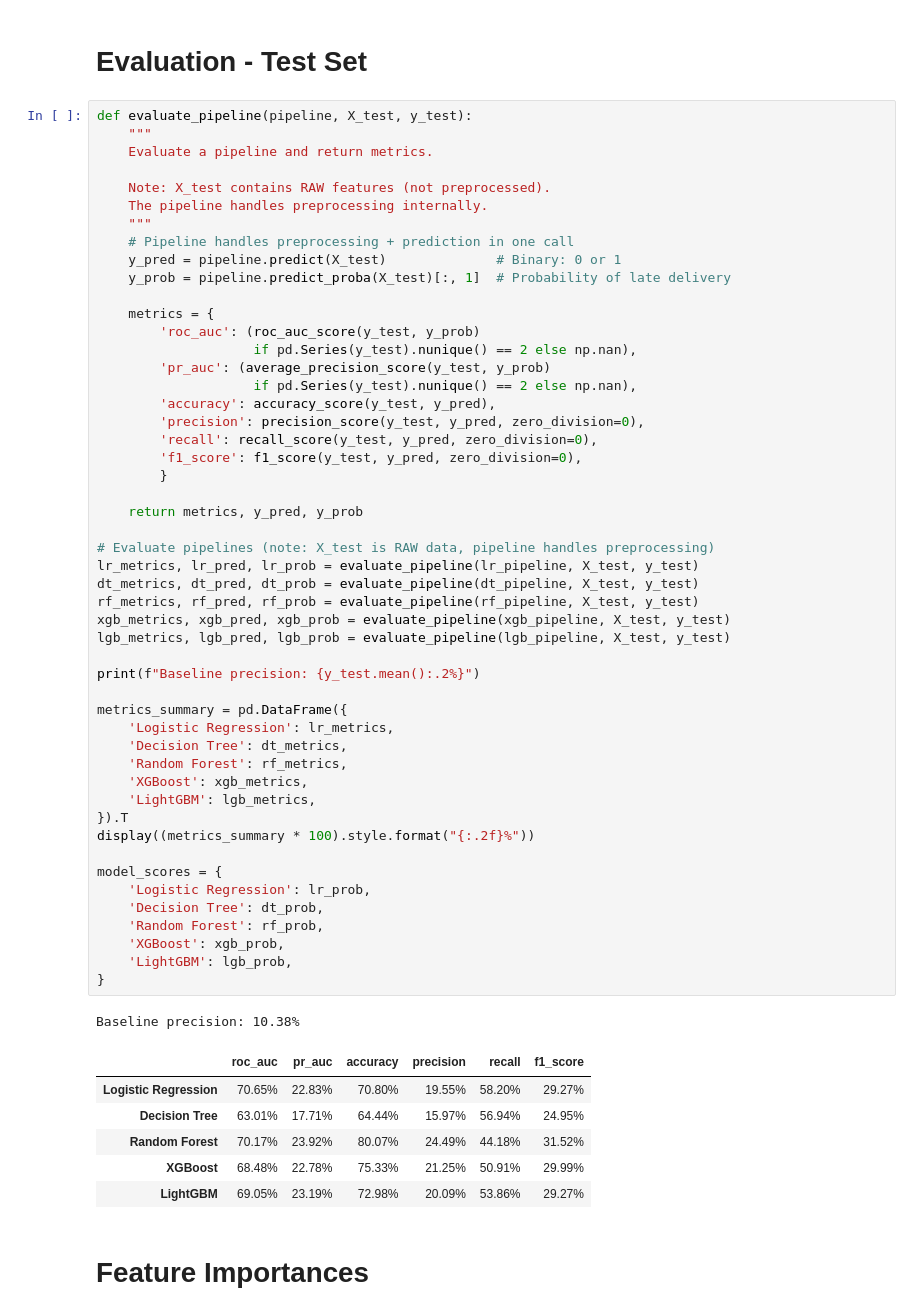
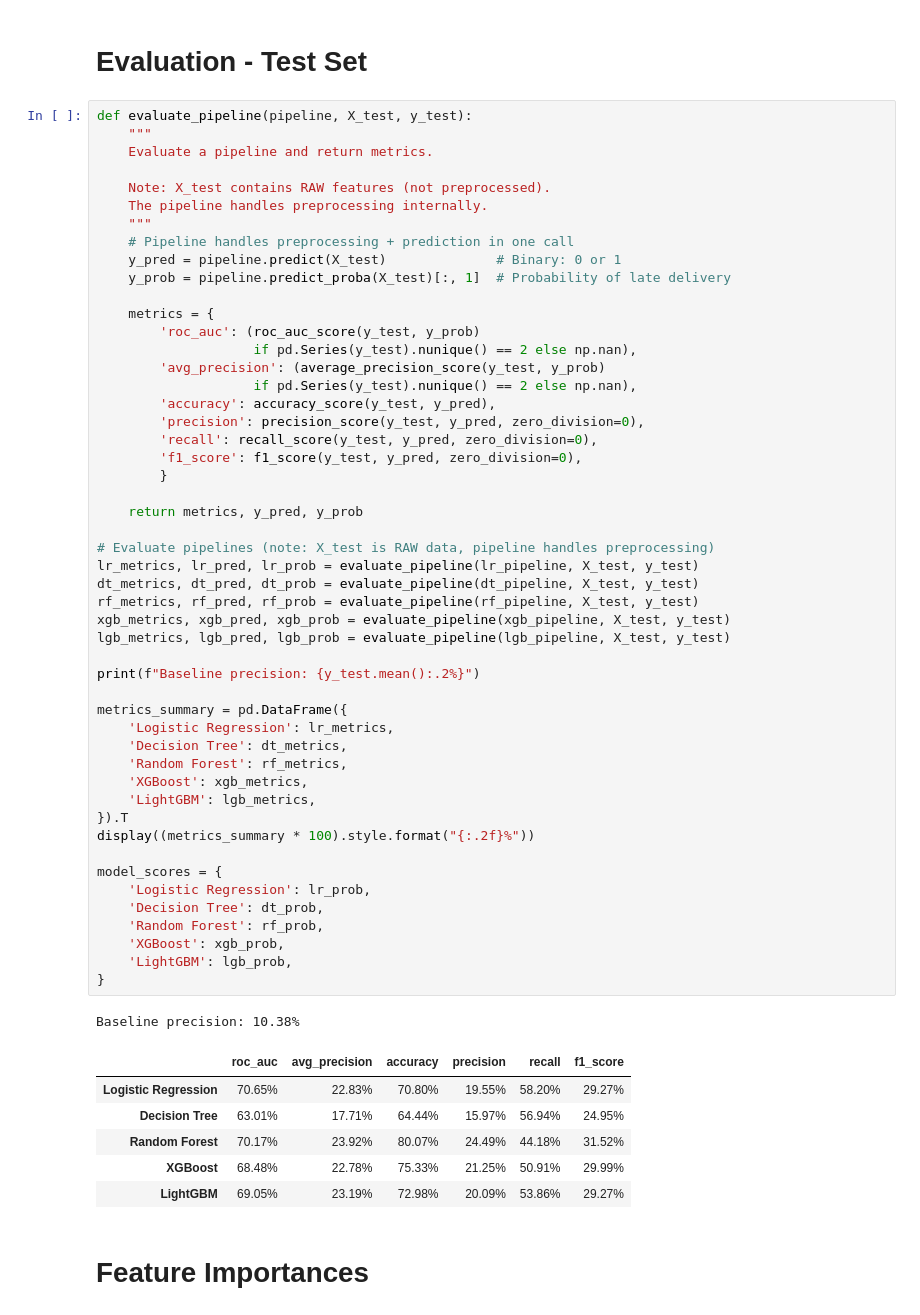
Before and after one commit to mushroomyyy/Team8_IT5006_Ecommerce_Analytics_AY2627Sem1, a Jupyter notebook: phase2/model_classification_dev.ipynb, the cells around one changed output. Drawn from its saved outputs; the diff is of its cells as text.

```diff
--- a/phase2/model_classification_dev.ipynb
+++ b/phase2/model_classification_dev.ipynb
@@ -641,7 +641,7 @@ def evaluate_pipeline(pipeline, X_test, y_test):
     metrics = {
         'roc_auc': (roc_auc_score(y_test, y_prob)
                     if pd.Series(y_test).nunique() == 2 else np.nan),
-        'pr_auc': (average_precision_score(y_test, y_prob)
+        'avg_precision': (average_precision_score(y_test, y_prob)
                     if pd.Series(y_test).nunique() == 2 else np.nan),
         'accuracy': accuracy_score(y_test, y_pred),
         'precision': precision_score(y_test, y_pred, zero_division=0),
@@ -651,34 +651,34 @@ def evaluate_pipeline(pipeline, X_test, y_test):
 
     return metrics, y_pred, y_prob
 
 # Evaluate pipelines (note: X_test is RAW data, pipeline handles preprocessing)
 lr_metrics, lr_pred, lr_prob = evaluate_pipeline(lr_pipeline, X_test, y_test)
 dt_metrics, dt_pred, dt_prob = evaluate_pipeline(dt_pipeline, X_test, y_test)
 rf_metrics, rf_pred, rf_prob = evaluate_pipeline(rf_pipeline, X_test, y_test)
 xgb_metrics, xgb_pred, xgb_prob = evaluate_pipeline(xgb_pipeline, X_test, y_test)
 lgb_metrics, lgb_pred, lgb_prob = evaluate_pipeline(lgb_pipeline, X_test, y_test)
 
 print(f"Baseline precision: {y_test.mean():.2%}")
 
 metrics_summary = pd.DataFrame({
     'Logistic Regression': lr_metrics,
     'Decision Tree': dt_metrics,
     'Random Forest': rf_metrics,
     'XGBoost': xgb_metrics,
     'LightGBM': lgb_metrics,
 }).T
 display((metrics_summary * 100).style.format("{:.2f}%"))
 
 model_scores = {
     'Logistic Regression': lr_prob,
     'Decision Tree': dt_prob,
     'Random Forest': rf_prob,
     'XGBoost': xgb_prob,
     'LightGBM': lgb_prob,
 }
 # %% [output]
 Baseline precision: 10.38%
-|  | roc_auc | pr_auc | accuracy | precision | recall | f1_score |
+|  | roc_auc | avg_precision | accuracy | precision | recall | f1_score |
 | Logistic Regression | 70.65% | 22.83% | 70.80% | 19.55% | 58.20% | 29.27% |
 | Decision Tree | 63.01% | 17.71% | 64.44% | 15.97% | 56.94% | 24.95% |
 | Random Forest | 70.17% | 23.92% | 80.07% | 24.49% | 44.18% | 31.52% |
```
Also changed, not shown: parts of 8 cells of this notebook, 3 other files.
